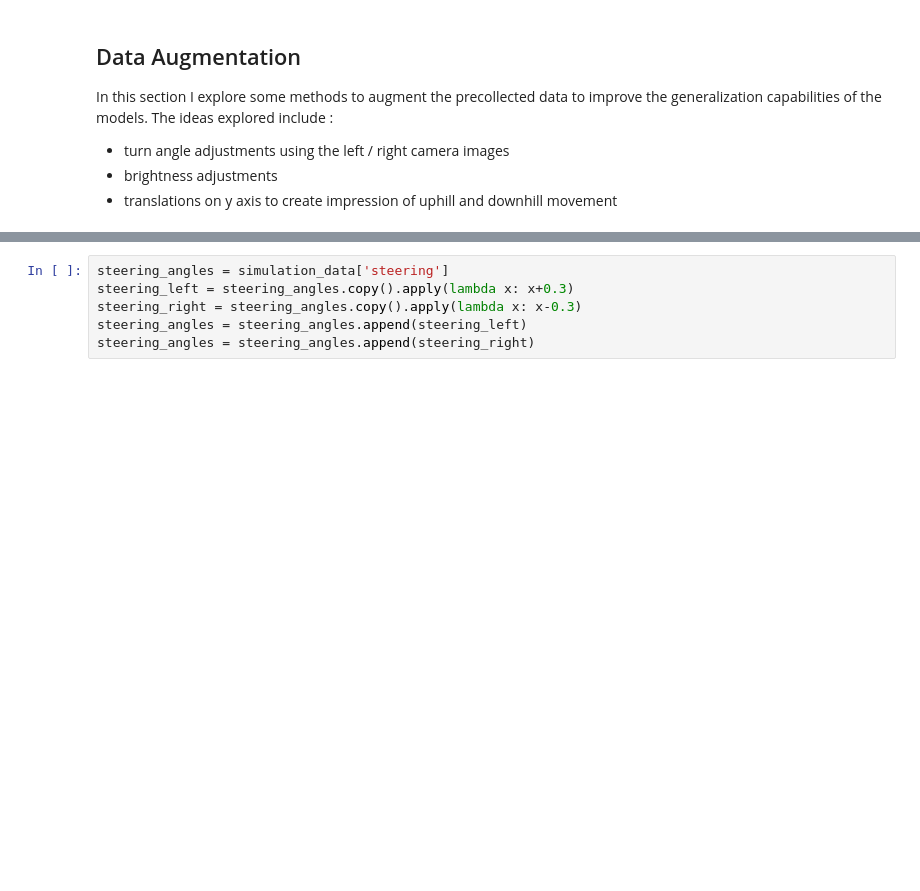
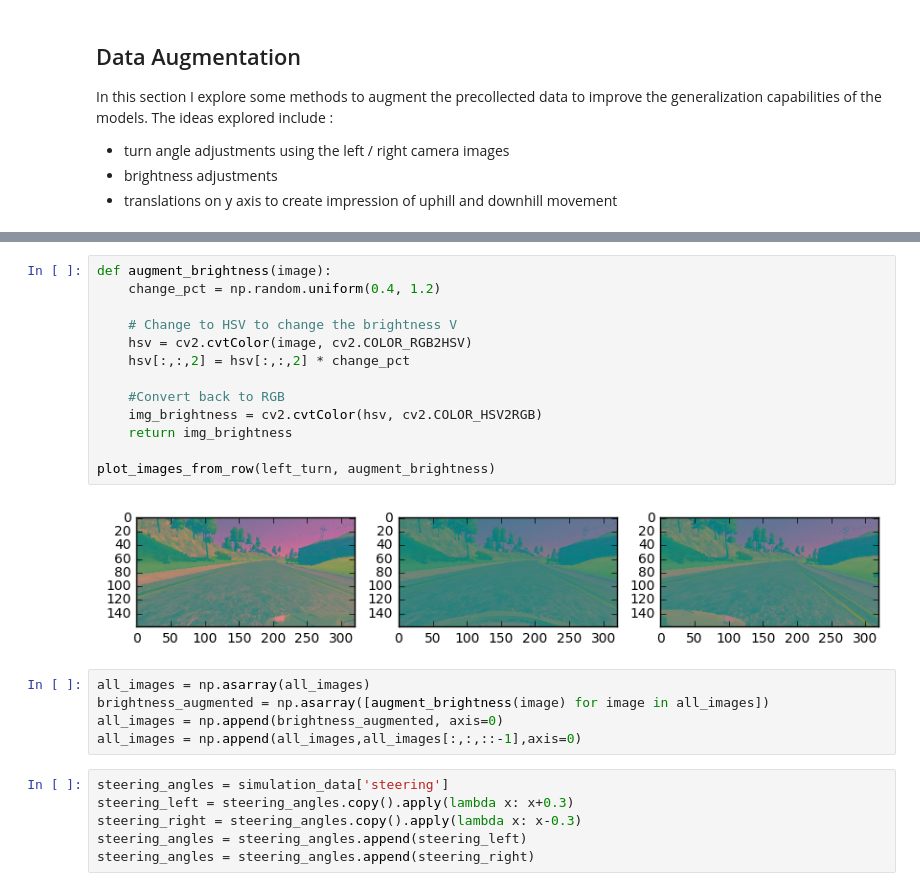
Before and after one commit to aditbiswas1/P3-behavioral-cloning, a Jupyter notebook: Behavioral Cloning.ipynb, the cells around one changed output, grey strips where cells are left out. Drawn from its saved outputs; the diff is of its cells as text; blank space fills up the shorter version.

```diff
--- a/Behavioral Cloning.ipynb
+++ b/Behavioral Cloning.ipynb
@@ -160,3 +159,23 @@ plt.imshow(all_images[0])
+# %%
+def augment_brightness(image):
+    change_pct = np.random.uniform(0.4, 1.2)
+
+    # Change to HSV to change the brightness V
+    hsv = cv2.cvtColor(image, cv2.COLOR_RGB2HSV)
+    hsv[:,:,2] = hsv[:,:,2] * change_pct
+
+    #Convert back to RGB
+    img_brightness = cv2.cvtColor(hsv, cv2.COLOR_HSV2RGB)
+    return img_brightness
+
+plot_images_from_row(left_turn, augment_brightness)
+# %% [output]
+[figure, added]
+# %%
+all_images = np.asarray(all_images)
+brightness_augmented = np.asarray([augment_brightness(image) for image in all_images])
+all_images = np.append(brightness_augmented, axis=0)
+all_images = np.append(all_images,all_images[:,:,::-1],axis=0)
 # %%
 steering_angles = simulation_data['steering']
 steering_left = steering_angles.copy().apply(lambda x: x+0.3)
```
Also changed, not shown: parts of 18 cells of this notebook.
